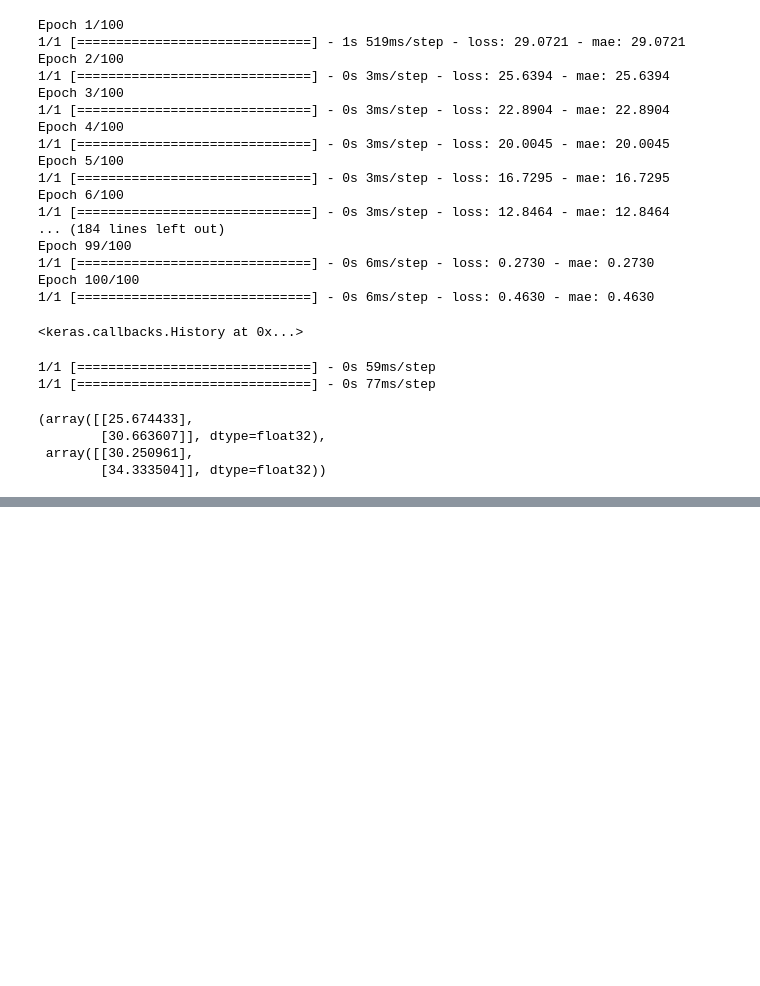
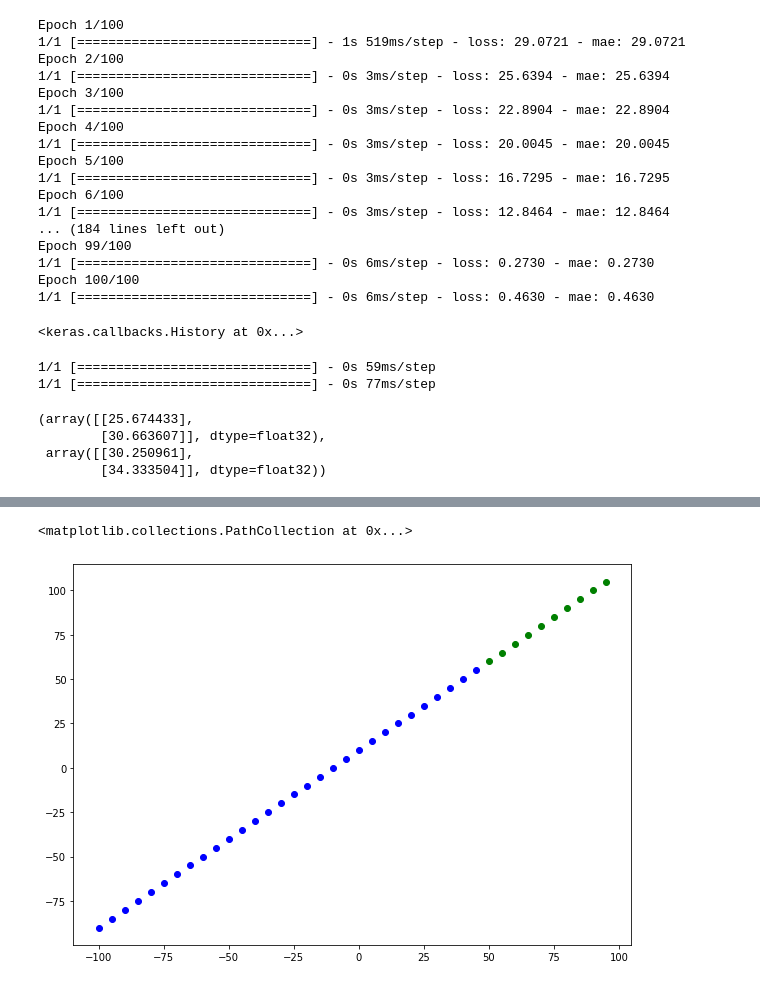
Before and after one commit to xianlinbox/Tensorflow2, a Jupyter notebook: code/neural_network_regression.ipynb, the cells around one changed output, grey strips where cells are left out. Drawn from its saved outputs; the diff is of its cells as text; code cells hidden in the pictures; blank space fills up the shorter version.

Commit message:
3 data sets and visulize differently

```diff
--- a/code/neural_network_regression.ipynb
+++ b/code/neural_network_regression.ipynb
@@ -83,0 +92,13 @@ model.predict([20,24]), model2.predict([20,24])
+# %%
+train_x = datax[:30]
+train_y = datay[:30]
+
+test_x = datax[30:]
+test_y = datay[30:]
+
+plt.figure(figsize=(10,7))
+plt.scatter(train_x,train_y, c='blue', label='train data')
+plt.scatter(test_x,test_y, c='green', label='test data')
+# %% [output]
+<matplotlib.collections.PathCollection at 0x...>
+[figure, added]
```
Also changed, not shown: parts of 1 cell of this notebook, 1 other file.
